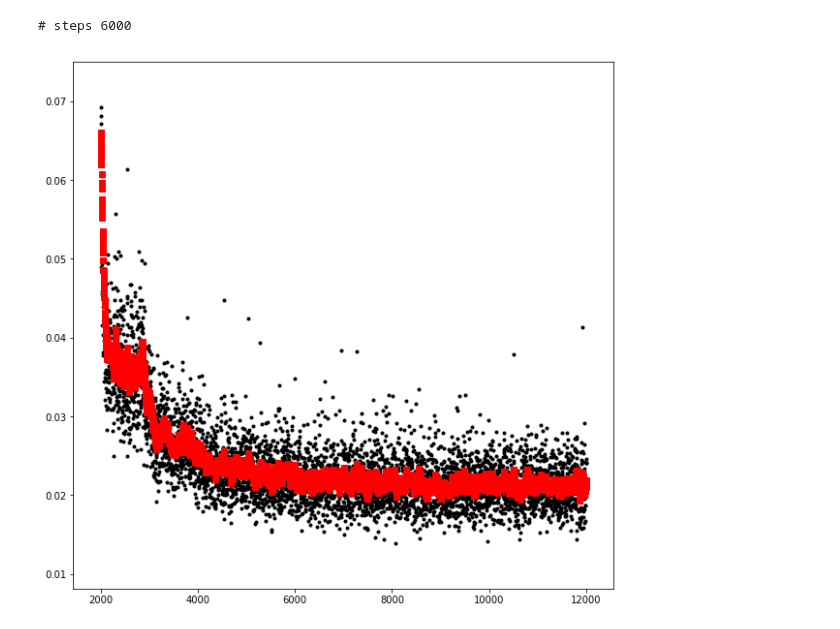
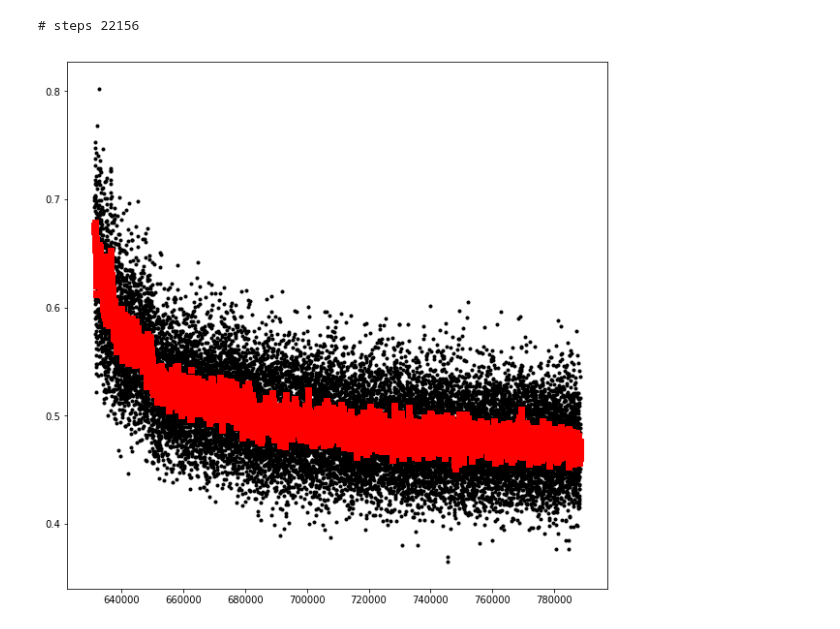
Before and after one commit to liyu10000/tct, a Jupyter notebook: conference/darknet/loss_vs_steps.ipynb, the cells around one changed output. Cells and saved outputs as stored; diff of their text form; code cells hidden in the pictures.

```diff
--- a/conference/darknet/loss_vs_steps.ipynb
+++ b/conference/darknet/loss_vs_steps.ipynb
@@ -15,20 +15,20 @@ def collect_loss(nohup_file):
                 loss2.append(float(tokens[2]))  # loss average
     return steps, loss1, loss2
 # %%
-# nohup = "/home/ssd0/Develop/liyu/darknet/nohup.out"
-nohup = "/home/hdd0/Develop/algo/yolo-pre-trained/darknet/nohup.out"
+nohup = "/home/ssd0/Develop/liyu/darknet/nohup.out"
+# nohup = "/home/hdd0/Develop/algo/yolo-pre-trained/darknet/nohup.out"
 steps, loss1, loss2 = collect_loss(nohup)
 print("# steps", len(steps))
 
 # plot trend
 fig, ax = plt.subplots(1, 1, figsize=(10,10))
 
-start, end = 1000, len(steps)
+start, end = 2500, len(steps)
 
 ax.scatter(steps[start:end], loss1[start:end], marker='.', color='black')
 ax.scatter(steps[start:end], loss2[start:end], marker='s', color='red')
 
 plt.show()
 # %% [output]
-# steps 6000
+# steps 22156
-[figure, old version]
+[figure, new version]
```
Also changed, not shown: 5 other files.
